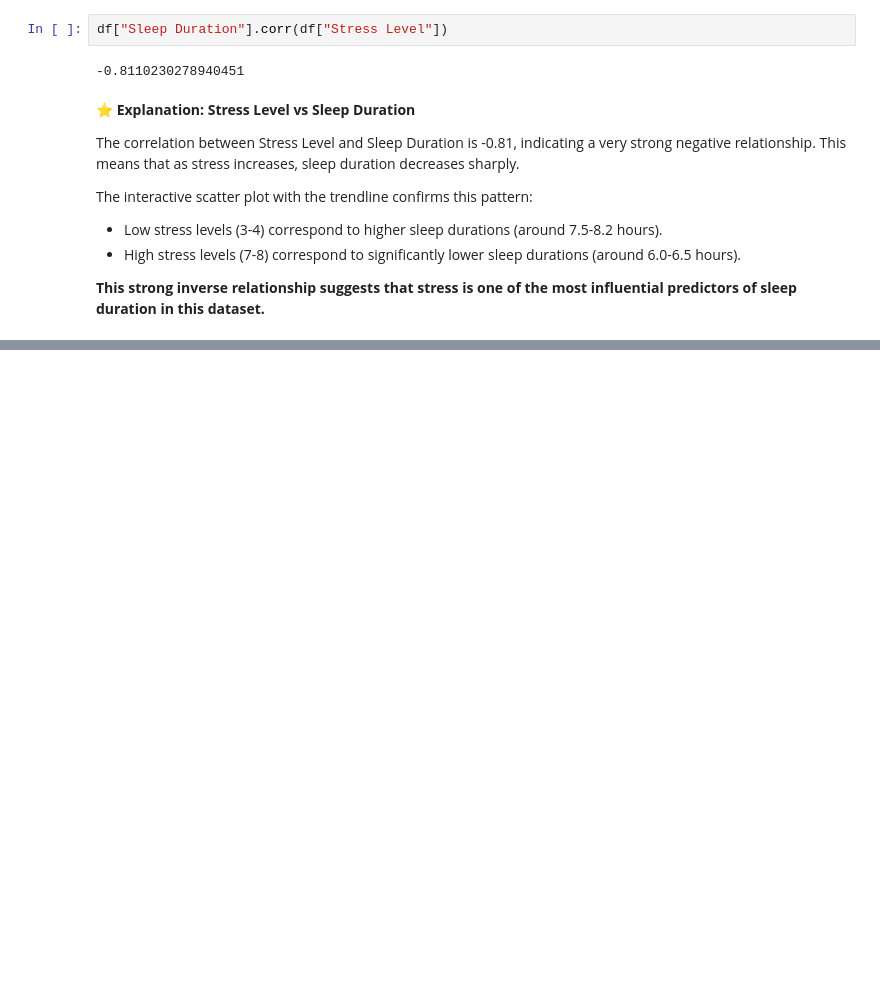
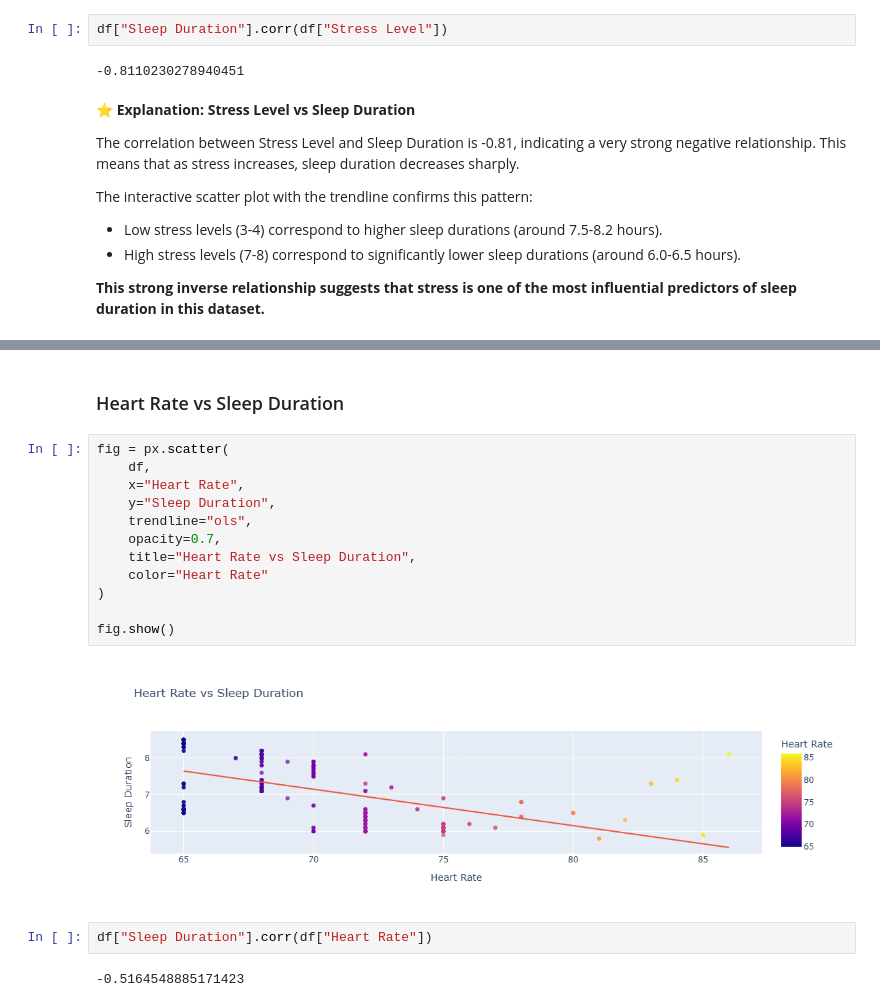
Before and after one commit to HermelaDev/Sleep-Health-Lifestyle-Machine-Learning, a Jupyter notebook: Untitled.ipynb, the cells around one changed output, grey strips where cells are left out. Saved outputs shown, nothing was run; the diff lists cells and outputs as text; blank space fills up the shorter version.

```diff
--- a/Untitled.ipynb
+++ b/Untitled.ipynb
@@ -486,0 +517,20 @@ The interactive scatter plot with the trendline confirms this pattern:
+# %% [markdown]
+### Heart Rate vs Sleep Duration
+# %%
+fig = px.scatter(
+    df,
+    x="Heart Rate",
+    y="Sleep Duration",
+    trendline="ols",
+    opacity=0.7,
+    title="Heart Rate vs Sleep Duration",
+    color="Heart Rate"
+)
+
+fig.show()
+# %% [output]
+[figure, added]
+# %%
+df["Sleep Duration"].corr(df["Heart Rate"])
+# %% [output]
+-0.5164548885171423
```
Also changed, not shown: parts of 80 cells of this notebook.
